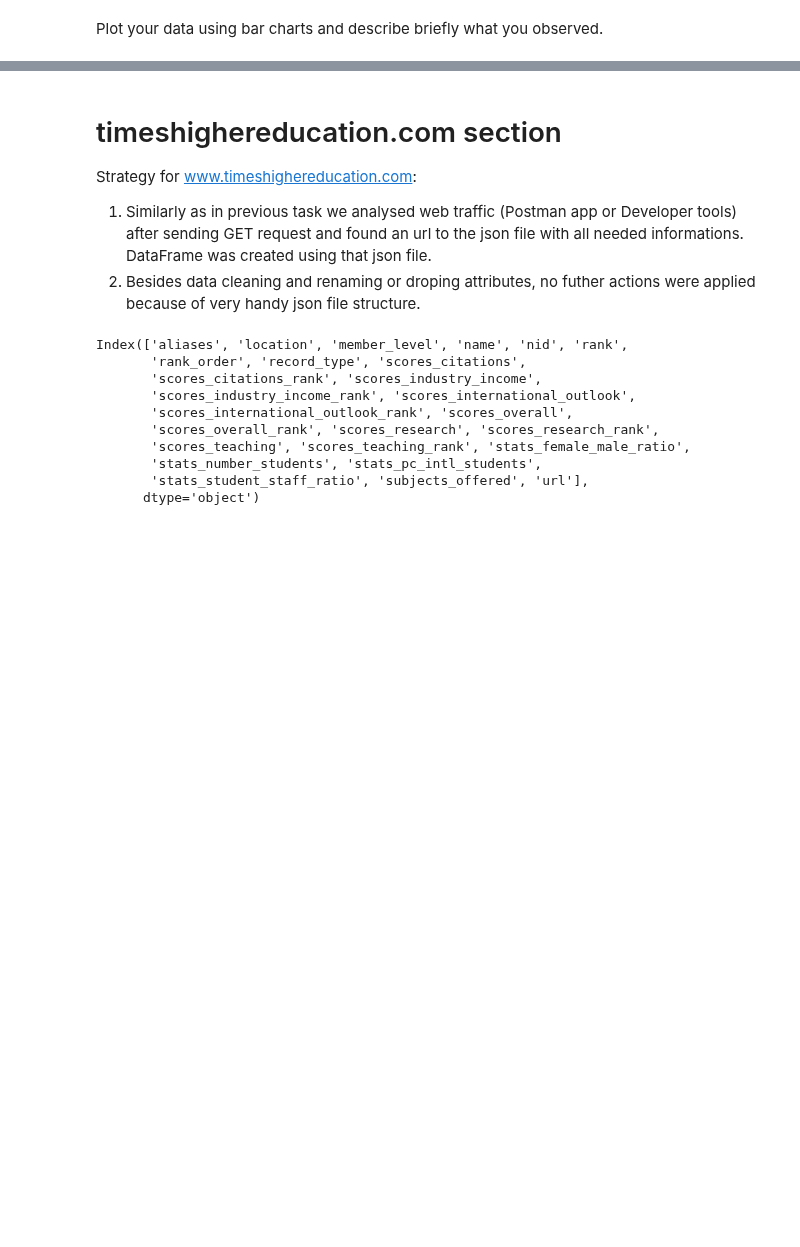
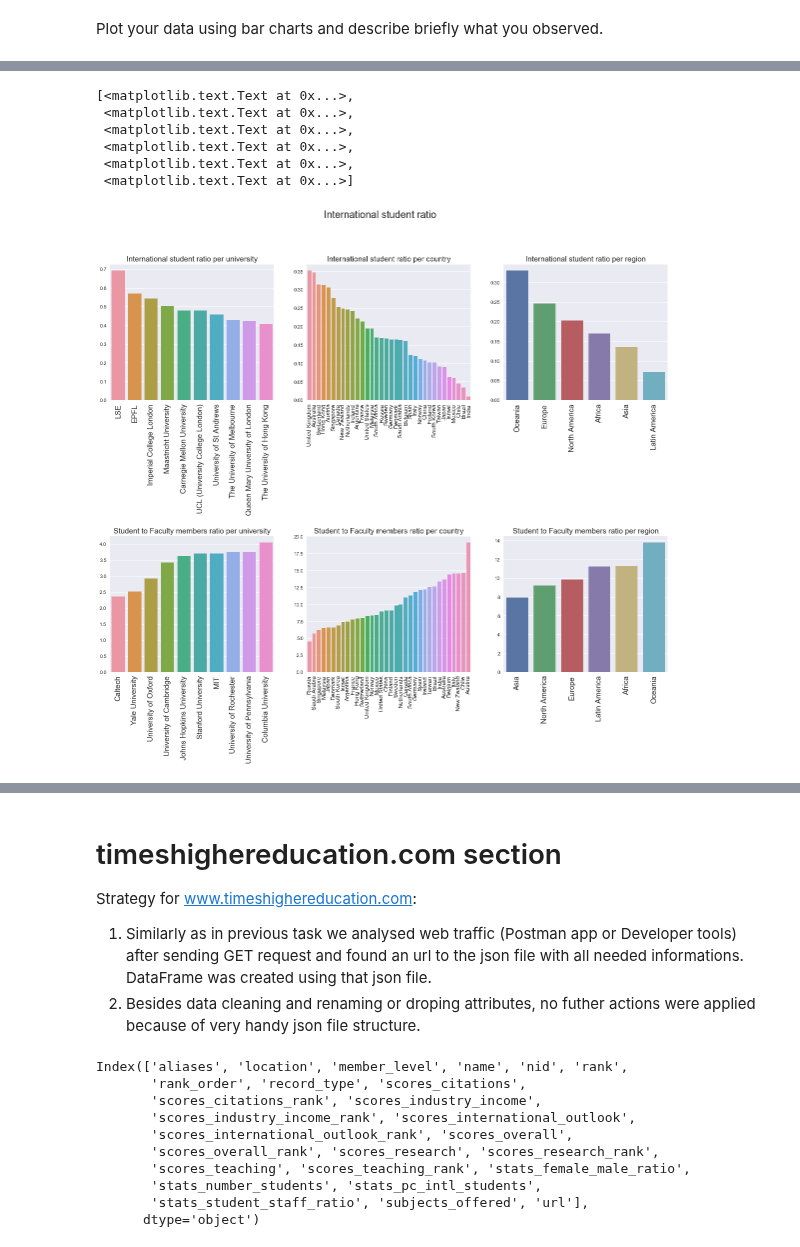
Before and after one commit to adamkozak/ADA2017-project, a Jupyter notebook: Homework/02 - Data from the Web/Homework 2.ipynb, the cells around one changed output, grey strips where cells are left out. Saved outputs shown, nothing was run; the diff lists cells and outputs as text; code cells hidden in the pictures; blank space fills up the shorter version.

```diff
--- a/Homework/02 - Data from the Web/Homework 2.ipynb
+++ b/Homework/02 - Data from the Web/Homework 2.ipynb
@@ -354,0 +341,66 @@ FS_country_df.head(20)[['Country mean student/faculty ratio']].plot.bar(title='S
+# %%
+%matplotlib inline
+import matplotlib.pyplot as plt
+import seaborn as sns
+sns.set_context('notebook')
+
+#creating vectors to plot
+universities_IS=list(IS_ratio_df.head(10)['University'])
+universities_IS[0]='LSE'  #reduce the size of the university name
+universities_IS[1]='EPFL'
+uni_ratios_IS=list(IS_ratio_df.head(10)['Ratio'])
+universities_FS=list(FS_ratio_df.head(10)['University'])
+universities_FS[0]='Caltech'
+universities_FS[6]='MIT'
+uni_ratios_FS=list(FS_ratio_df.head(10)['Ratio'])
+
+countries_IS=list(IS_country_df['Country'])
+country_ratios_IS= list(IS_country_df['Country mean international students ratio'])
+countries_FS=list(FS_country_df['Country'])
+country_ratios_FS= list(FS_country_df['Country mean student/faculty ratio'])
+
+
+regions_IS=list(IS_region_df['Region'])
+region_ratios_IS= list(IS_region_df['Region mean international students ratio'])
+regions_FS=list(FS_region_df['Region'])
+region_ratios_FS= list(FS_region_df['Region mean student/faculty ratio'])
+
+
+
+# Create a figure with 3 subplots
+fig, ax = plt.subplots(figsize=(20,15), ncols=3, nrows=2)
+
+# Set a title to the figure
+plt.suptitle("International student ratio", fontsize=20)
+
+
+# Adjust the sub plots parameters
+hspace =  1   # the amount of height reserved for white space between subplots
+
+plt.subplots_adjust(
+  hspace  =  hspace
+)
+# Set a title to each graph
+ax[0][0].set_title("International student ratio per university", fontsize=15)
+ax[0][1].set_title("International student ratio per country", fontsize=15)
+ax[0][2].set_title("International student ratio per region", fontsize=15)
+
+ax[1][0].set_title("Student to Faculty members ratio per university", fontsize=15)
+ax[1][1].set_title("Student to Faculty members ratio per country", fontsize=15)
+ax[1][2].set_title("Student to Faculty members ratio per region", fontsize=15)
+
+# Plot the data
+sns.barplot(universities_IS, uni_ratios_IS, ax=ax[0][0]).set_xticklabels(labels=list(universities_IS) , rotation=90, fontsize=15)
+sns.barplot(countries_IS, country_ratios_IS,   ax=ax[0][1]).set_xticklabels(labels=list(countries_IS) , rotation=90, fontsize=12)
+sns.barplot(regions_IS, region_ratios_IS, ax=ax[0][2]).set_xticklabels(labels=list(regions_IS) , rotation=90, fontsize=15 )
+sns.barplot(universities_FS, uni_ratios_FS, ax=ax[1][0]).set_xticklabels(labels=list(universities_FS) , rotation=90, fontsize=15)
+sns.barplot(countries_FS, country_ratios_FS,   ax=ax[1][1]).set_xticklabels(labels=list(countries_FS) , rotation=90, fontsize=12)
+sns.barplot(regions_FS, region_ratios_FS, ax=ax[1][2]).set_xticklabels(labels=list(regions_FS) , rotation=90, fontsize=15)
+# %% [output]
+[<matplotlib.text.Text at 0x...>,
+ <matplotlib.text.Text at 0x...>,
+ <matplotlib.text.Text at 0x...>,
+ <matplotlib.text.Text at 0x...>,
+ <matplotlib.text.Text at 0x...>,
+ <matplotlib.text.Text at 0x...>]
+[figure, added]
```
Also changed, not shown: parts of 3 cells of this notebook.
